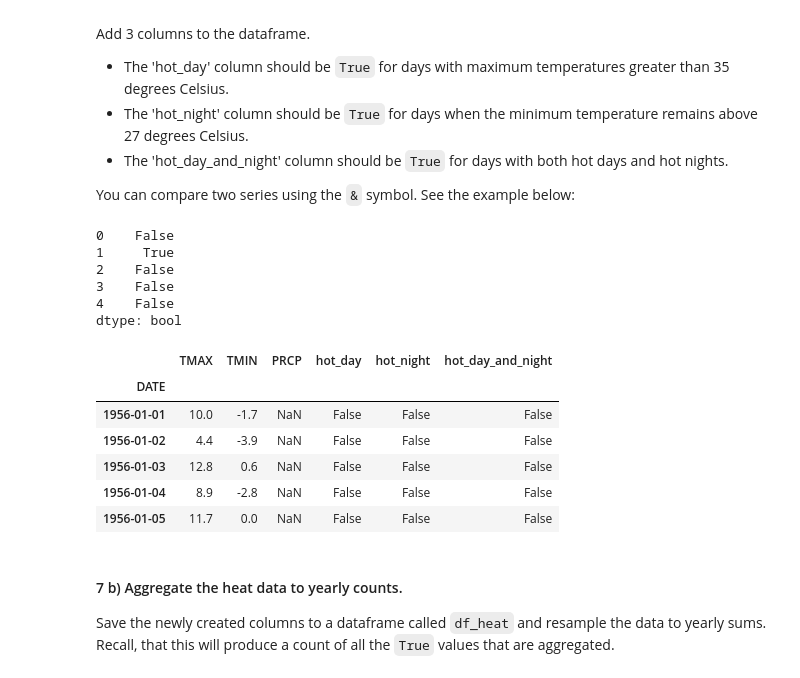
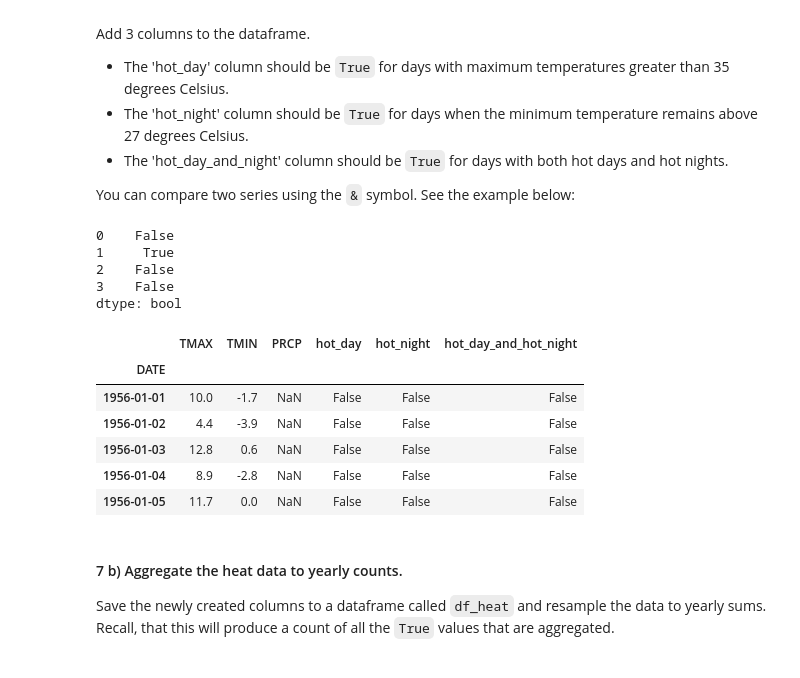
Before and after one commit to jadalee26/ISAT_420_S26_Shared, a Jupyter notebook: W5_Pandas_Groupby_And_Timeseries/Code/w5_pandas_timerseries_practice.ipynb, the cells around one changed output. Saved outputs shown, nothing was run; the diff lists cells and outputs as text; code cells hidden in the pictures.

```diff
--- a/W5_Pandas_Groupby_And_Timeseries/Code/w5_pandas_timerseries_practice.ipynb
+++ b/W5_Pandas_Groupby_And_Timeseries/Code/w5_pandas_timerseries_practice.ipynb
@@ -189,16 +223,21 @@ Add 3 columns to the dataframe.
 
 You can compare two series using the `&` symbol. See the example below:
 # %%
+pd.Series([False, True, False, True]) & pd.Series([True, True, False, False])
 # %% [output]
 0    False
 1     True
 2    False
 3    False
-4    False
 dtype: bool
 # %%
+df['TMAX'] >= 35
+df['hot_day'] = df['TMAX'] >= 35
+df['hot_night'] = df['TMIN'] >= 27
+df['hot_day_and_hot_night']= df['hot_day'] & df['hot_night']
+df.head()
 # %% [output]
-|  | TMAX | TMIN | PRCP | hot_day | hot_night | hot_day_and_night |
+|  | TMAX | TMIN | PRCP | hot_day | hot_night | hot_day_and_hot_night |
 | DATE |  |  |  |  |  |  |
 | 1956-01-01 | 10.0 | -1.7 | NaN | False | False | False |
 | 1956-01-02 | 4.4 | -3.9 | NaN | False | False | False |
```
Also changed, not shown: parts of 10 cells of this notebook.
